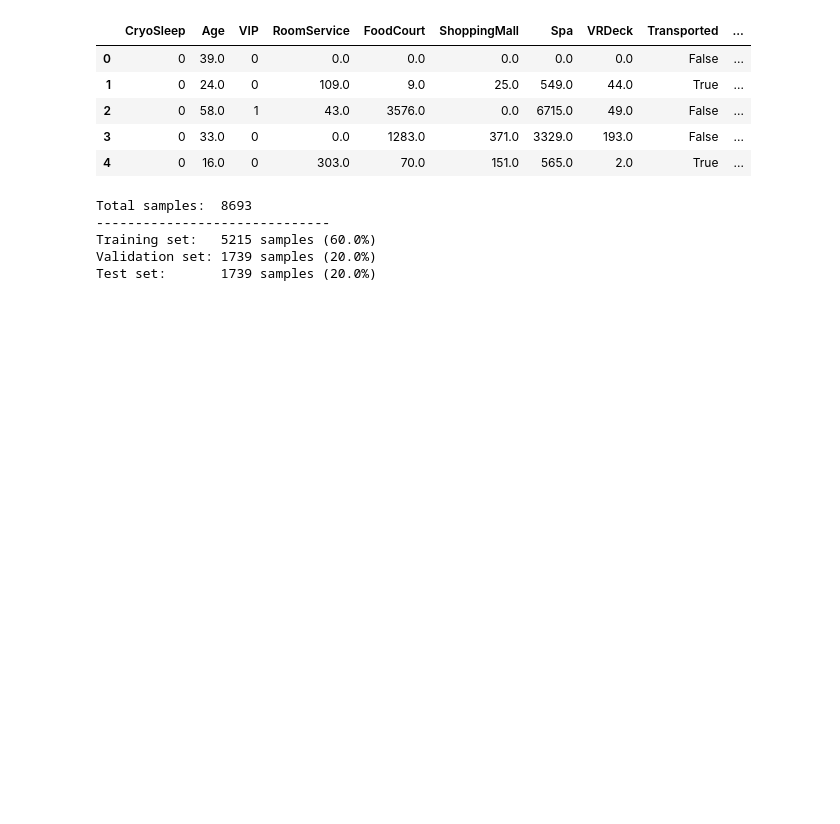
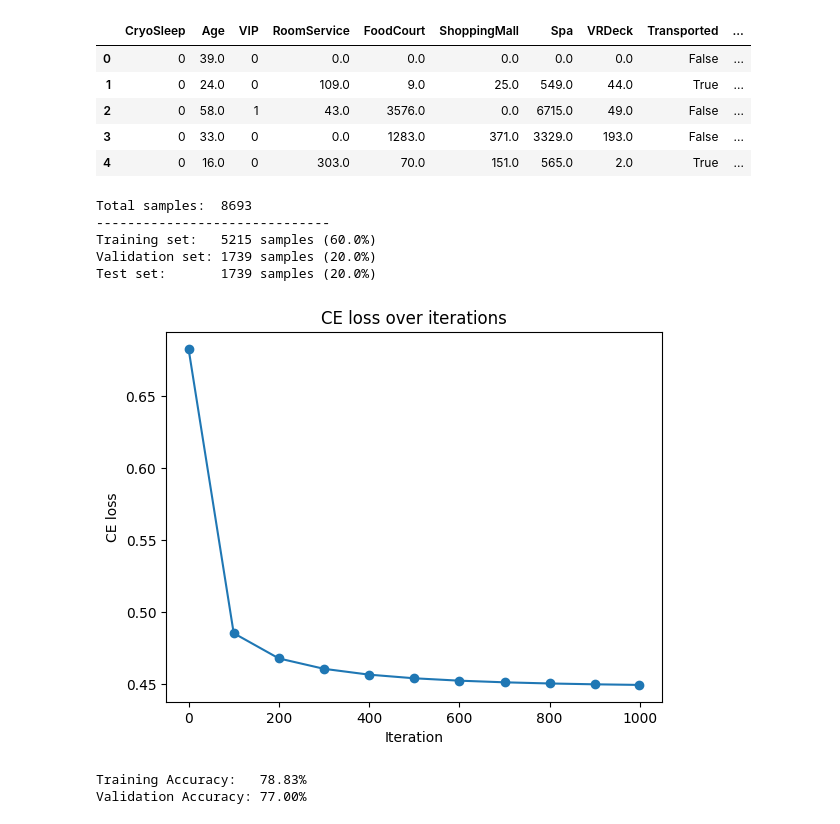
Before and after one commit to Pedro-Langone/EC146, a Jupyter notebook: hw1/hw1_5.ipynb, the cells around one changed output. Cells and saved outputs as stored; diff of their text form; code cells hidden in the pictures; blank space fills up the shorter version.

```diff
--- a/hw1/hw1_5.ipynb
+++ b/hw1/hw1_5.ipynb
@@ -287,3 +287,76 @@ for feature in X_train.columns:
     X_train[feature] = (X_train[feature] - mean) / std
     X_val[feature] = (X_val[feature] - mean) / std
     X_test[feature] = (X_test[feature] - mean) / std
+# %%
+#Part c)
+# i) Part i is done by hand in the first page of the submission.
+# ii)
+#helper functions:
+def sigmoid(z):
+    z = np.clip(z, -250, 250)
+    return 1 / (1 + np.exp(-z))
+
+def compute_ce_loss(X, y, w):
+    N = len(y)
+    y_hat = sigmoid(np.dot(X, w))
+
+    # Add a tiny value (epsilon) to prevent taking log(0)
+    epsilon = 1e-15
+    loss = - (1/N) * np.sum(y * np.log(y_hat + epsilon) + (1 - y) * np.log(1 - y_hat + epsilon))
+    return loss
+
+def gradient_descent_ce(X, y, learning_rate=0.1, num_iterations=1000):
+    N, num_features = X.shape
+
+    # Initialize weights w to a vector of zeros
+    w = np.zeros(num_features)
+
+    # Store the loss at each step to plot convergence later
+    loss_history = []
+
+    for t in range(num_iterations):
+        # Predicted probabilities: sigma(w^T * X)
+        y_hat = sigmoid(np.dot(X, w))
+
+        # Gradient: (1/N) * X^T * (y_hat - y)
+        gradient = (1/N) * np.dot(X.T, (y_hat - y))
+
+        # w(t+1)
+        w = w - learning_rate * gradient
+
+        # 4. Calculate loss every 100 iterations or at the very last
+        if t % 100 == 0 or t == num_iterations - 1:
+            loss = compute_ce_loss(X, y, w)
+            loss_history.append((t, loss))
+
+    return w, loss_history
+
+w, loss_history = gradient_descent_ce(X_train.values, y_train.values, learning_rate=0.1, num_iterations=1000)
+
+# Unpack the list of tuples into two separate lists
+iterations, losses = zip(*loss_history)
+
+# Plot the unpacked lists
+plt.plot(iterations, losses, marker='o')
+plt.title('CE loss over iterations')
+plt.xlabel('Iteration')
+plt.ylabel('CE loss')
+plt.show()
+# %% [output]
+[figure, added]
+# %%
+#iii)
+train_probs = sigmoid(np.dot(X_train.values, w))
+val_probs = sigmoid(np.dot(X_val.values, w))
+
+train_preds = (train_probs >= 0.5).astype(int)
+val_preds = (val_probs >= 0.5).astype(int)
+
+train_accuracy = np.mean(train_preds == y_train.values)
+val_accuracy = np.mean(val_preds == y_val.values)
+
+print(f"Training Accuracy:   {train_accuracy * 100:.2f}%")
+print(f"Validation Accuracy: {val_accuracy * 100:.2f}%")
+# %% [output]
+Training Accuracy:   78.83%
+Validation Accuracy: 77.00%
```
Also changed, not shown: parts of 5 cells of this notebook.
